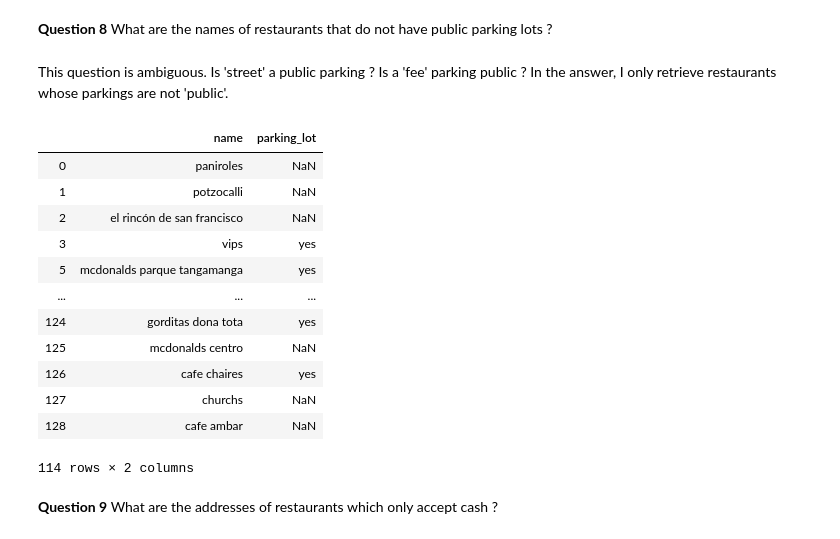
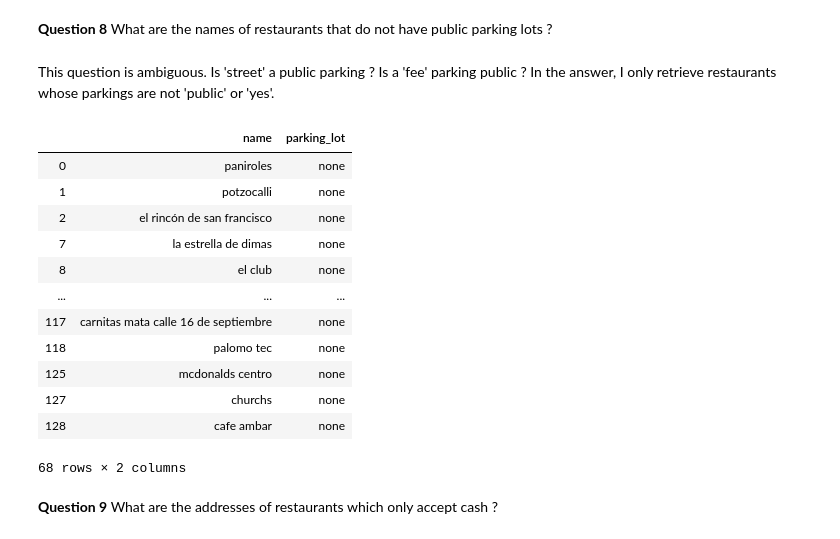
Before and after one commit to teobouvard/study, a Jupyter notebook: 4-UiS/data-science/assignment2/assignment.ipynb, the cells around one changed output. Cells and saved outputs as stored; diff of their text form; code cells hidden in the pictures.

```diff
--- a/4-UiS/data-science/assignment2/assignment.ipynb
+++ b/4-UiS/data-science/assignment2/assignment.ipynb
@@ -118,3 +119,5 @@ Name: city, dtype: int64
+# %%
+geoplaces.fillna({'city':'unknown'}, inplace=True)
 # %% [markdown]
 ### User profile
 # %%
@@ -284,8 +287,3 @@ dtype: float64
 There are no duplicated rows and this DataFrame is already clean. It is important to note that some restaurants offer multiple types of cuisine.
 # %% [markdown]
 ## Restaurant Parking
-# %%
-restaurant_parking = clean(restaurant_parking)
-print(restaurant_parking.duplicated().sum(), "duplicated rows")
-print(restaurant_parking['placeID'].duplicated().sum(), "duplicated rows")
-columns_na_ratio(restaurant_parking)
@@ -432,24 +450,25 @@ Name: transport, dtype: int64
 # %% [markdown]
 **Question 8** What are the names of restaurants that do not have public parking lots ?
 # %% [markdown]
-This question is ambiguous. Is 'street' a public parking ? Is a 'fee' parking public ? In the answer, I only retrieve restaurants whose parkings are not 'public'.
+This question is ambiguous. Is 'street' a public parking ? Is a 'fee' parking public ? In the answer, I only retrieve restaurants whose parkings are not 'public' or 'yes'.
 # %%
 parking_names = restaurant_parking.merge(geoplaces, on='placeID')[['placeID', 'parking_lot', 'name']]
-parking_names[parking_names['parking_lot'] != 'public'] [['name', 'parking_lot']]
+filter_ = (parking_names['parking_lot'] != 'public') & (parking_names['parking_lot'] != 'yes')
+parking_names[filter_] [['name', 'parking_lot']]
 # %% [output]
 |  | name | parking_lot |
-| 0 | paniroles | NaN |
-| 1 | potzocalli | NaN |
-| 2 | el rincón de san francisco | NaN |
-| 3 | vips | yes |
-| 5 | mcdonalds parque tangamanga | yes |
+| 0 | paniroles | none |
+| 1 | potzocalli | none |
+| 2 | el rincón de san francisco | none |
+| 7 | la estrella de dimas | none |
+| 8 | el club | none |
 | ... | ... | ... |
-| 124 | gorditas dona tota | yes |
-| 125 | mcdonalds centro | NaN |
-| 126 | cafe chaires | yes |
-| 127 | churchs | NaN |
-| 128 | cafe ambar | NaN |
+| 117 | carnitas mata calle 16 de septiembre | none |
+| 118 | palomo tec | none |
+| 125 | mcdonalds centro | none |
+| 127 | churchs | none |
+| 128 | cafe ambar | none |
-114 rows × 2 columns
+68 rows × 2 columns
 # %% [markdown]
 **Question 9** What are the addresses of restaurants which only accept cash ?
 # %%
```
Also changed, not shown: parts of 25 cells of this notebook.
